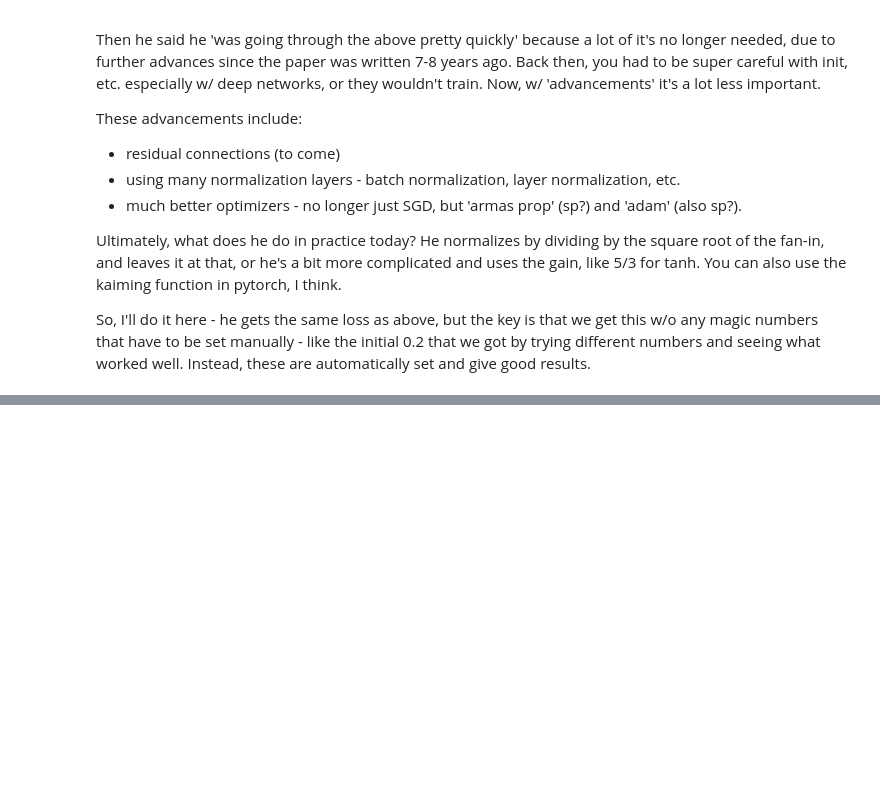
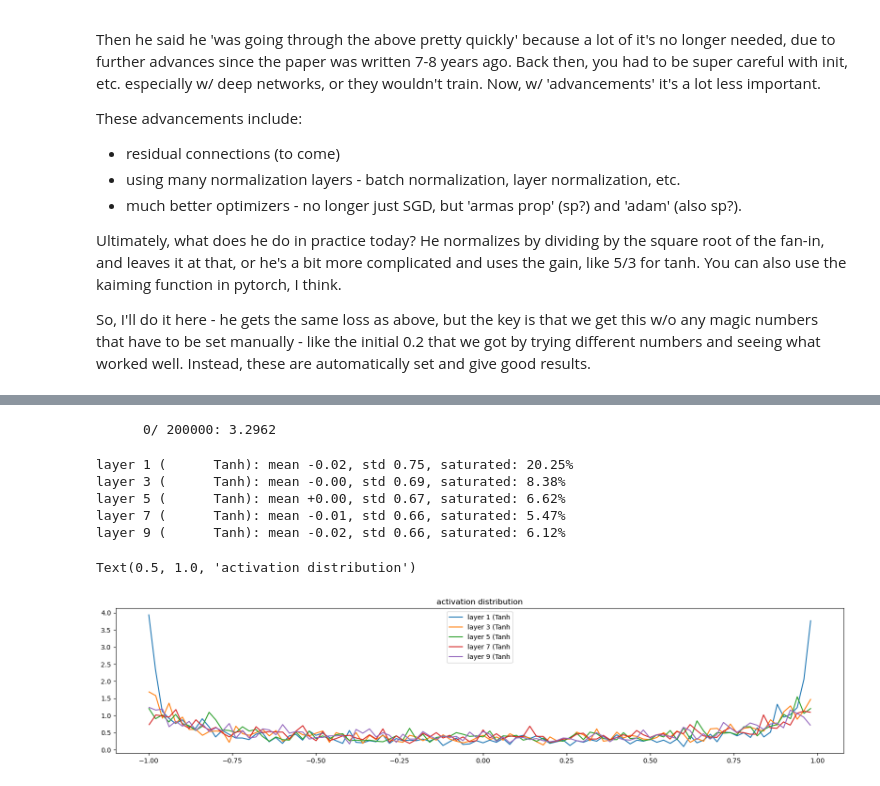
Before and after one commit to aenfield/makemore, a Jupyter notebook: my_makemore_p3.ipynb, the cells around one changed output, grey strips where cells are left out. Drawn from its saved outputs; the diff is of its cells as text; code cells hidden in the pictures; blank space fills up the shorter version.

Commit message:
Finished PyTorch-style abstraction w/ classes and plots of activation and gradient distributions to look for well-behavedness (w/o batch norm).

```diff
--- a/my_makemore_p3.ipynb
+++ b/my_makemore_p3.ipynb
@@ -1017,0 +1121,78 @@ Starts at 1:04:45 or so.
+# %%
+max_steps = 200000
+batch_size = 32
+lossi = []
+
+for i in range(max_steps):
+
+    # construct minibatch
+    ix = torch.randint(0, Xtr.shape[0], (batch_size,), generator=g)
+    Xb, Yb = Xtr[ix], Ytr[ix] # batch X,Y
+
+    # forward pass
+    emb = C[Xb] # embed chars into vectors
+    x = emb.view(emb.shape[0], -1) # concat the vectors
+    for layer in layers:
+        x = layer(x) # call __call__ for each layer so the layer can do its job
+    loss = F.cross_entropy(x, Yb)
+
+    # none of the following needed explicitly now because all of it is
+    # in the impl of each layer, as defined above
+#     # linear layer
+#     hpreact = embcat @ W1 # hidden layer pre-activation
+
+#     # batch normalization
+#     bnmeani = hpreact.mean(0, keepdim=True)
+#     bnstdi = hpreact.std(0, keepdim=True)
+#     hpreact = bngain * (hpreact - bnmeani) / bnstdi + bnbias
+#     with torch.no_grad():
+#         bnmean_running = 0.999 * bnmean_running + 0.001 * bnmeani
+#         bnstd_running = 0.999 * bnstd_running + 0.001 * bnstdi
+
+#     # non-linearity
+#     h = torch.tanh(hpreact) # hidden layer
+#     logits = h @ W2 + b2 # output layer
+#     loss = F.cross_entropy(logits, Yb) # loss function
+
+    # backward pass
+    for layer in layers:
+        layer.out.retain_grad() # AFTER_DEBUG: would take out retain_grad
+    for p in parameters:
+        p.grad = None
+    loss.backward()
+
+    # update
+    lr = 0.1 if i < 100000 else 0.01 # step learning rate decay
+    for p in parameters:
+        p.data += -lr * p.grad
+
+    # track stats
+    if i % 10000 == 0: # print occasionally
+        print(f'{i:7d}/{max_steps:7d}: {loss.item():.4f}')
+    lossi.append(loss.log10().item())
+
+    break
+# %% [output]
+      0/ 200000: 3.2962
+# %%
+# visualize histogram
+plt.figure(figsize=(20, 4))
+legends = []
+for i, layer in enumerate(layers[:-1]): # exclude output layer
+    if isinstance(layer, Tanh): # just show vals at Tanh - since these are [-1,1] they're easy to look at together
+        t = layer.out
+        # saturation is defined as being in the tails - -1 to -0.97 or 0.97 to 1, this is where the gradient stops flowing
+        print('layer %d (%10s): mean %+.2f, std %.2f, saturated: %.2f%%' % (i, layer.__class__.__name__, t.mean(), t.std(), (t.abs() > 0.97).float().mean()*100))
+        hy, hx = torch.histogram(t, density=True)
+        plt.plot(hx[:-1].detach(), hy.detach())
+        legends.append(f'layer {i} ({layer.__class__.__name__}')
+plt.legend(legends)
+plt.title('activation distribution')
+# %% [output]
+layer 1 (      Tanh): mean -0.02, std 0.75, saturated: 20.25%
+layer 3 (      Tanh): mean -0.00, std 0.69, saturated: 8.38%
+layer 5 (      Tanh): mean +0.00, std 0.67, saturated: 6.62%
+layer 7 (      Tanh): mean -0.01, std 0.66, saturated: 5.47%
+layer 9 (      Tanh): mean -0.02, std 0.66, saturated: 6.12%
+Text(0.5, 1.0, 'activation distribution')
+[figure, added]
```
Also changed, not shown: parts of 69 cells of this notebook.
